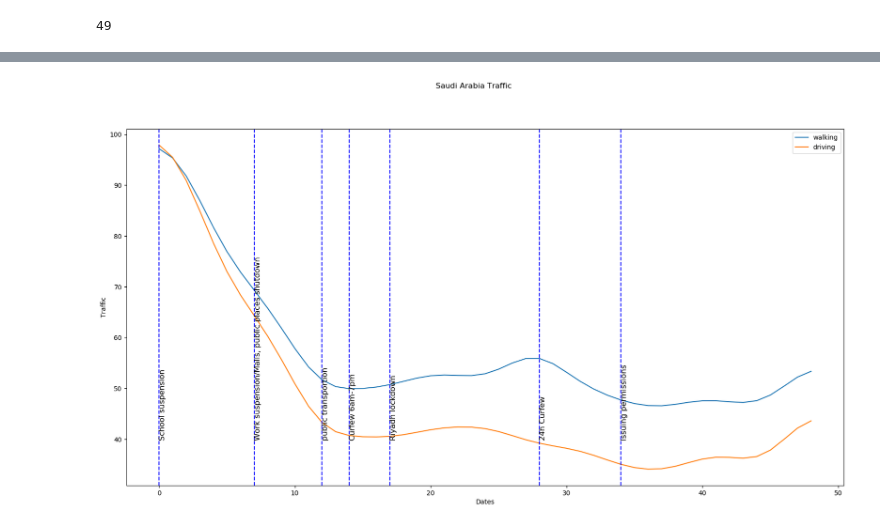
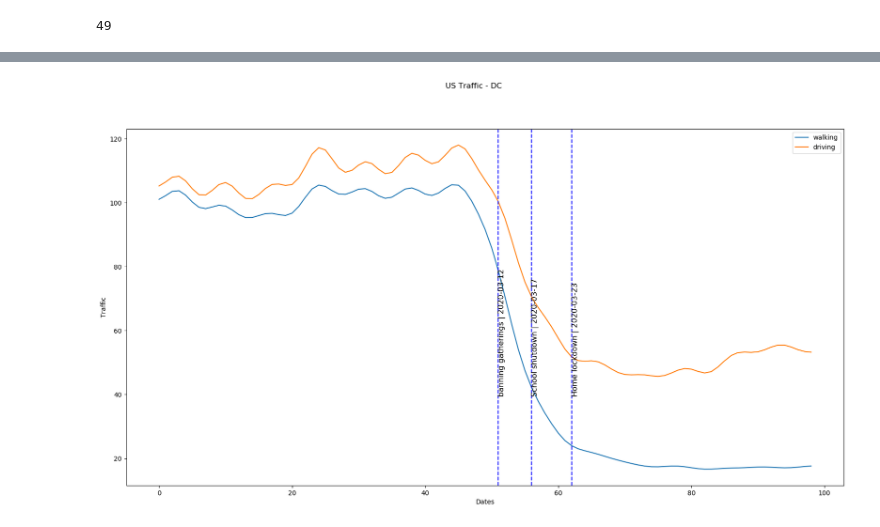
Before and after one commit to athlatif/COVID-19_Paper, a Jupyter notebook: COVID-19 paper.ipynb, the cells around one changed output, grey strips where cells are left out. Drawn from its saved outputs; the diff is of its cells as text; code cells hidden in the pictures.

```diff
--- a/COVID-19 paper.ipynb
+++ b/COVID-19 paper.ipynb
@@ -252,13 +169,20 @@ print(len(dates))
 56
 # %%
 saudi_cases = saudi_cases.loc[(saudi_cases.Date > '2020-03-08')]
+Saudi_daily = Saudi_daily.loc[(Saudi_daily.Date > '2020-03-08')]
 # %%
 days = []
 for w in range(0,len(list(saudi_cases['Date']))):
     days.append(w)
 
 saudi_cases['Days'] = days
-i = 0
 
-print(days)
+daysd = []
+for w in range(0,len(list(Saudi_daily['Date']))):
+    daysd.append(w)
+
+saudi_cases['Days'] = days
+Saudi_daily['Days'] = daysd
+
+print(saudi_cases)
 # %% [output]
@@ -299,11 +239,12 @@ for w in ActionsDates:
 
     print(ActionsValues[i])
     i = i +1
-print(len(list(evActions)))
+
 
 
 evDays = events['Days']
 evActions = events['Actions']
+evdates = events['Dates']
 print(len(list(days)))
 #events['Actions'] = ActionsValues1
 # Day - Date - Cases
@@ -319,0 +432,20 @@ Issuing permissions
+# %%
+#
+#pd.read_csv('us_states_covid19_daily.csv')
+df_usa = pd.read_csv('us-counties.csv')
+df_usa = df_usa.loc[df_usa['state'] =="Washington"]
+df_usa = df_usa.drop(['deaths', 'fips','state','county'], axis=1)
+df_usa = df_usa.groupby(['date']).sum()
+days = []
+
+
+df_usa.reset_index(inplace = True)
+df_usa = df_usa.drop(df_usa.index[len(df_usa)-1])
+
+for w in range(0,len(list(df_usa['cases']))):
+    days.append(w)
+
+df_usa['Days'] = days
+
+print(len(list(df_usa['date'])))
+print(list(df_usa['cases']))
@@ -320,28 +536,30 @@ Issuing permissions
 # %%
 plt.figure(figsize=(20, 10))
 # plt.plot(days, walking, label="walking");
 # plt.plot(days, driving, label="driving");
-ysmoothed = gaussian_filter1d(walking, sigma=2)
+ysmoothed = gaussian_filter1d(walkingdc, sigma=2)
 plt.plot(days, ysmoothed, label="walking")
-ysmoothed2 = gaussian_filter1d(driving, sigma=2)
+ysmoothed2 = gaussian_filter1d(drivingdc, sigma=2)
 plt.plot(days, ysmoothed2, label="driving")
-plt.suptitle('Saudi Arabia Traffic')
+plt.suptitle('US Traffic - DC')
 plt.xlabel("Dates")
 plt.ylabel("Traffic")
 # plt.plot(days, walking, label="walking");
 # plt.plot(days, driving, label="driving");
 # ysmoothed = gaussian_filter1d(np.log10(saudi_cases['Cases']), sigma=2)
 # plt.plot(days, ysmoothed, label="Cases")
+
+
 j=0
 for x in evDays:
     if evActions[j] != '':
         plt.axvline(x,color='b',linestyle='dashed')
-        plt.text(x,40,evActions[j],rotation=90,fontsize=12)
+        plt.text(x,40,evActions[j] + " | " + str(evdates[j]),rotation=90,fontsize=12)
     j = j + 1
 # plt.suptitle('Saudi Arabia Cases')
 # plt.xlabel("Dates")
 # plt.ylabel("Cases")
 plt.legend()
 plt.show()
 # %% [output]
-[figure, old version]
+[figure, new version]
```
Also changed, not shown: parts of 35 cells of this notebook.
